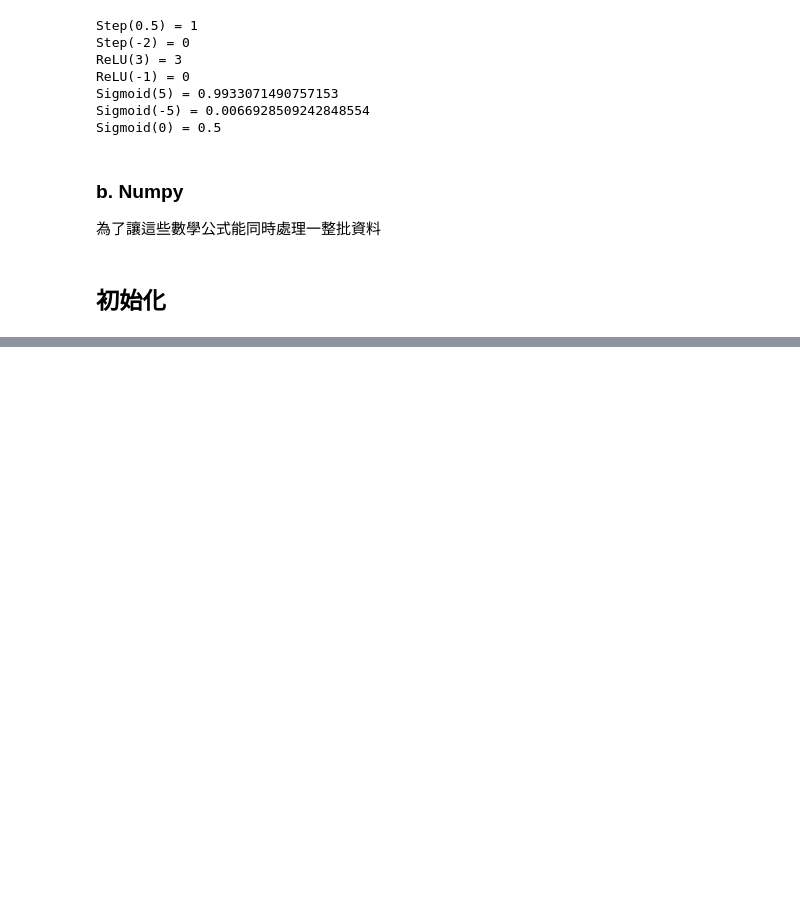
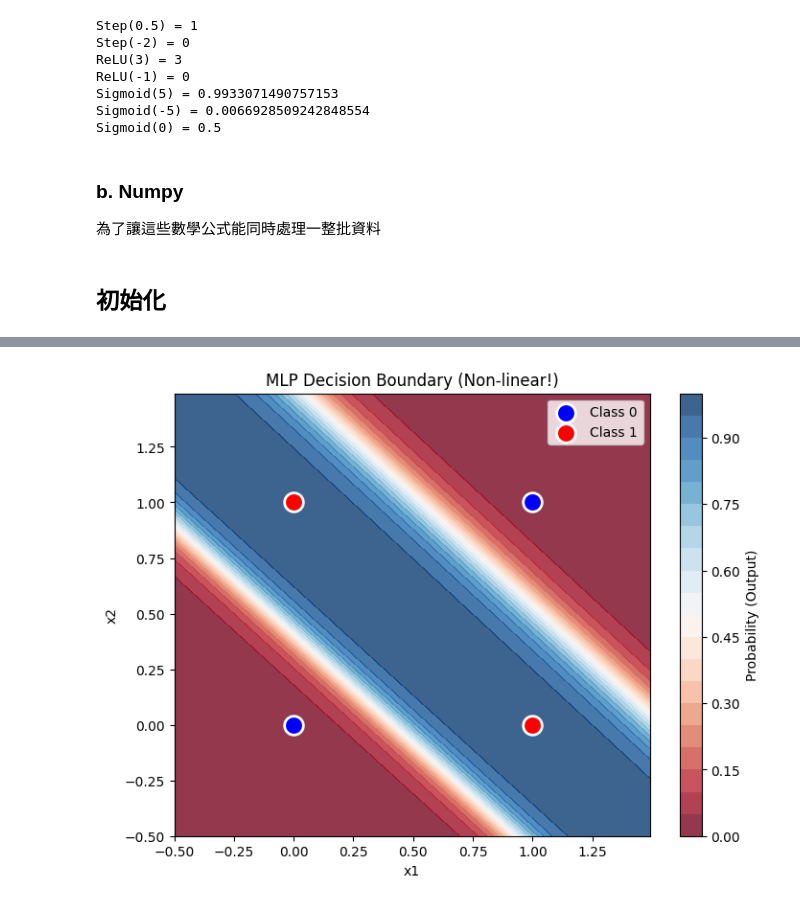
Before and after one commit to Paulyang80/DeepLearningLab, a Jupyter notebook: notebooks/03-mlp-basic.ipynb, the cells around one changed output, grey strips where cells are left out. Drawn from its saved outputs; the diff is of its cells as text; code cells hidden in the pictures; blank space fills up the shorter version.

```diff
--- a/notebooks/03-mlp-basic.ipynb
+++ b/notebooks/03-mlp-basic.ipynb
@@ -131,0 +202,42 @@ array([[0.14797738],
+# %%
+def plot_decision_boundary(X, y, w1, b1, w2, b2):
+    # 1. 設定網格範圍 (比資料範圍稍微大一點)
+    x_min, x_max = X[:, 0].min() - 0.5, X[:, 0].max() + 0.5
+    y_min, y_max = X[:, 1].min() - 0.5, X[:, 1].max() + 0.5
+    h = 0.01  # 網格密度
+
+    xx, yy = np.meshgrid(np.arange(x_min, x_max, h), np.arange(y_min, y_max, h))
+
+    # 2. 把網格點攤平，丟進模型預測
+    grid_inputs = np.c_[xx.ravel(), yy.ravel()]
+
+    # 注意：這裡我們只需要最終輸出 a2 (機率)
+    _, probs = forward(grid_inputs, w1, b1, w2, b2)
+
+    # 3. 把預測結果 reshape 回網格形狀
+    probs = probs.reshape(xx.shape)
+
+    # 4. 畫圖
+    fig, ax = plt.subplots(figsize=(8, 6))
+
+    # 畫出決策區域 (Contour Plot)
+    # RdBu 是一個紅藍配色，中間白色代表 0.5 (決策邊界)
+    cont = ax.contourf(xx, yy, probs, levels=20, cmap='RdBu', alpha=0.8)
+    fig.colorbar(cont, ax=ax, label='Probability (Output)')
+
+    # 畫出原始資料點
+    ax.scatter(X[y.flatten()==0][:, 0], X[y.flatten()==0][:, 1],
+               color='blue', s=200, edgecolor='white', linewidth=2, label='Class 0')
+    ax.scatter(X[y.flatten()==1][:, 0], X[y.flatten()==1][:, 1],
+               color='red', s=200, edgecolor='white', linewidth=2, label='Class 1')
+
+    ax.set_title("MLP Decision Boundary (Non-linear!)")
+    ax.set_xlabel("x1")
+    ax.set_ylabel("x2")
+    ax.legend()
+    plt.show()
+
+# 呼叫函式畫圖
+plot_decision_boundary(X, y, w1, b1, w2, b2)
+# %% [output]
+[figure, added]
```
Also changed, not shown: parts of 9 cells of this notebook.
